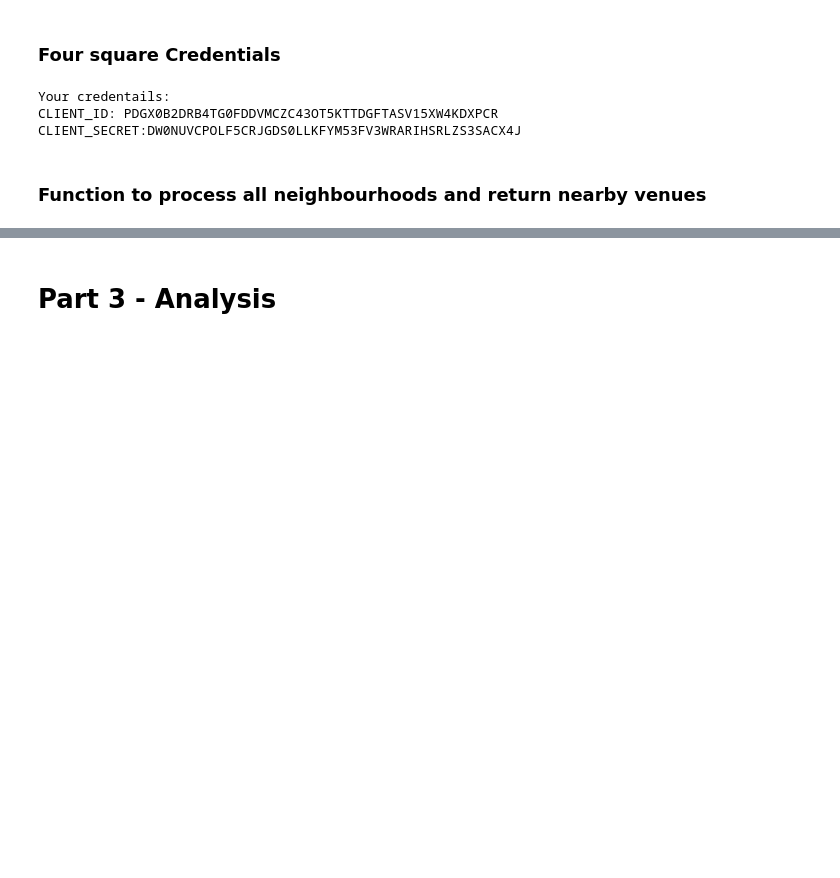
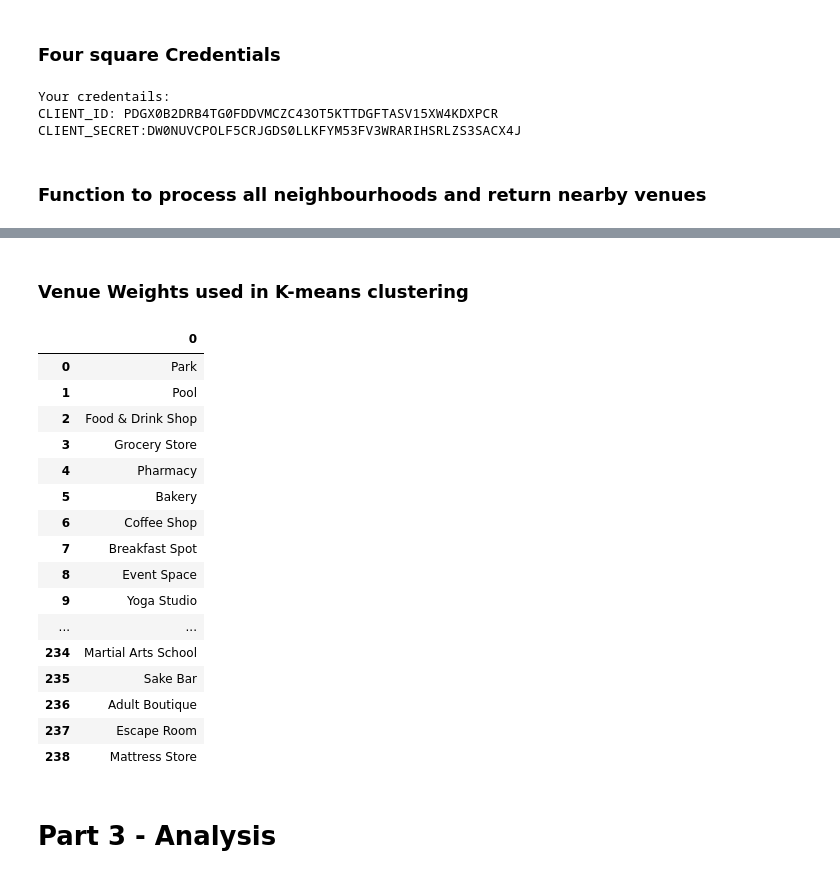
Before and after one commit to hailinlwang/Coursera_Capstone, a Jupyter notebook: Coursera Capstone Notebook.ipynb, the cells around one changed output, grey strips where cells are left out. Drawn from its saved outputs; the diff is of its cells as text; code cells hidden in the pictures; blank space fills up the shorter version.

```diff
--- a/Coursera Capstone Notebook.ipynb
+++ b/Coursera Capstone Notebook.ipynb
@@ -294,3 +307,36 @@ There are 246 uniques categories.
+# %% [markdown]
+### Venue Weights used in K-means clustering
+# %%
+# Weight venues
+venue_weights = np.ones(239)
+indices_high = [9,16,63,68,91]
+indices_mid = [58,54,96,111,153,209,213,222]
+
+for i in indices_high:
+    venue_weights[i] = 5
+
+for i in indices_mid:
+    venue_weights[i] = 3
+
+pd.DataFrame(venues['Venue Category'].unique())
+# %% [output]
+|  | 0 |
+| 0 | Park |
+| 1 | Pool |
+| 2 | Food & Drink Shop |
+| 3 | Grocery Store |
+| 4 | Pharmacy |
+| 5 | Bakery |
+| 6 | Coffee Shop |
+| 7 | Breakfast Spot |
+| 8 | Event Space |
+| 9 | Yoga Studio |
+| ... | ... |
+| 234 | Martial Arts School |
+| 235 | Sake Bar |
+| 236 | Adult Boutique |
+| 237 | Escape Room |
+| 238 | Mattress Store |
 # %% [markdown]
 # Part 3 - Analysis
 # %%
```
Also changed, not shown: parts of 25 cells of this notebook, 3 other files.
